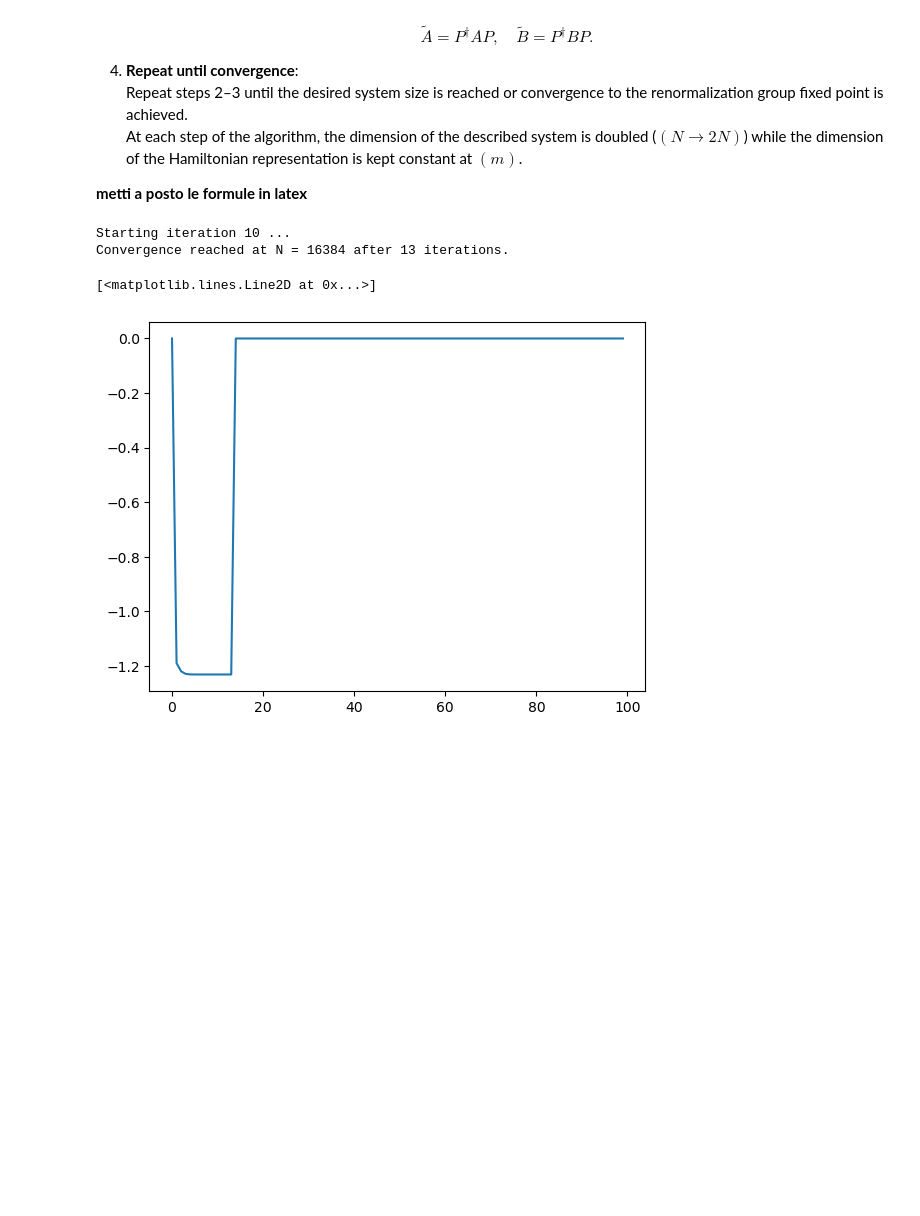
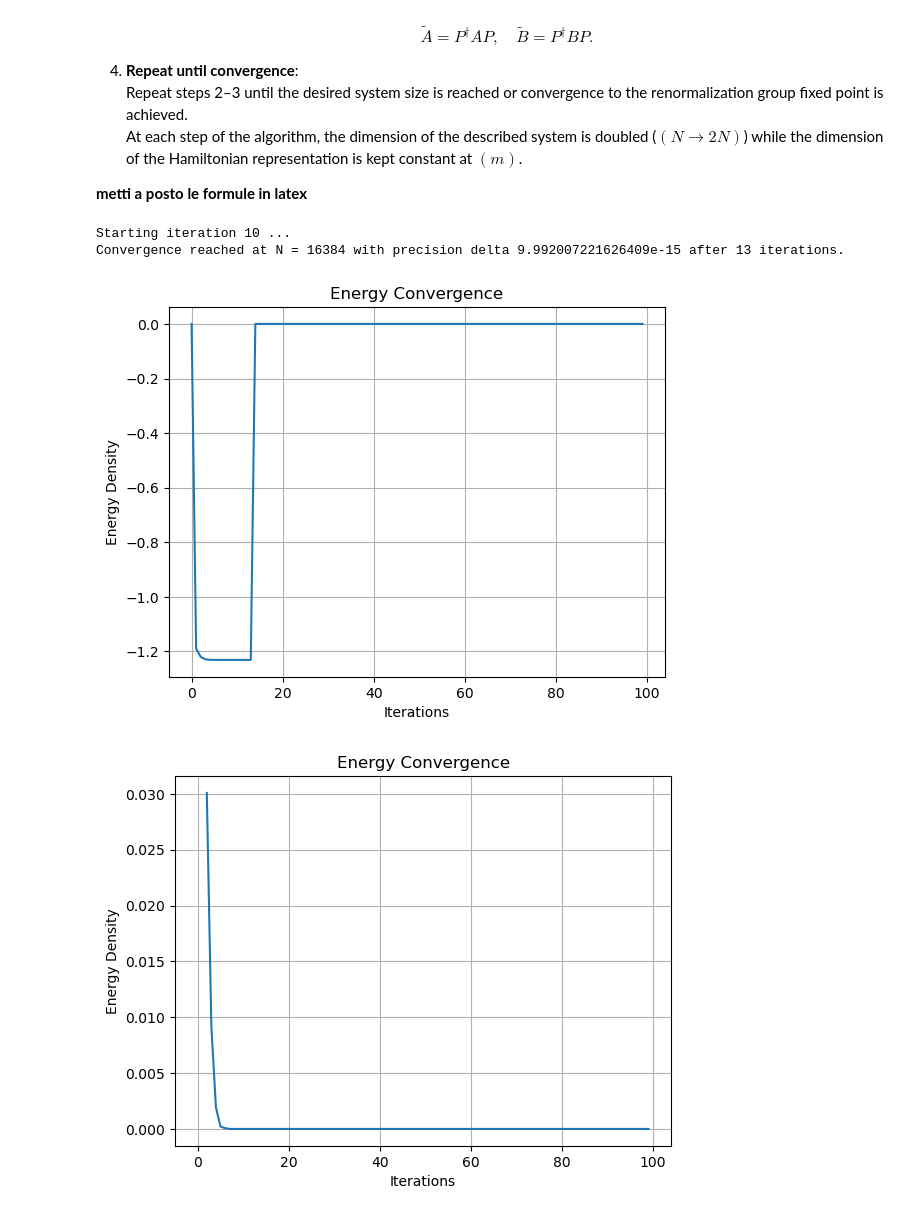
Before and after one commit to pietromalagoli/QIC, a Jupyter notebook: hw/hw8/Ex8_Malagoli.ipynb, the cells around one changed output. Cells and saved outputs as stored; diff of their text form; code cells hidden in the pictures; blank space fills up the shorter version.

```diff
--- a/hw/hw8/Ex8_Malagoli.ipynb
+++ b/hw/hw8/Ex8_Malagoli.ipynb
@@ -159,8 +160,8 @@ def real_space_rg(N, m, tau, lam: float=1.0, max_iterations: int =100):
         deltas[it] = delta
 
         if delta < tau:
-            print(f'Convergence reached at N = {curr_N} after {it} iterations.')
-            return energy_densities, deltas
+            print(f'Convergence reached at N = {curr_N} with precision delta {delta} after {it} iterations.')
+            return energy_densities, deltas, it, curr_N
 
         prev_energy_density = curr_energy_density
 
@@ -168,21 +169,33 @@ def real_space_rg(N, m, tau, lam: float=1.0, max_iterations: int =100):
         ham, A, B = update_op(N, ham2N,A,B,m)
 
     print('Maximum iterations reached!')
-    return energy_densities, deltas
+    return energy_densities, deltas, it, curr_N
 # %%
 # for the Hamiltonian I use the code already developed for the previous assignment
 
 N = 2
 lam = 1
-m = 2*N
+m = 2**N
 tau = 1e-14
 max_iter = 100
 
-energy_densities, deltas = real_space_rg(N=N, m=m, tau=tau,lam=lam, max_iterations=max_iter)
+energy_densities, deltas, it, _ = real_space_rg(N=N, m=m, tau=tau,lam=lam, max_iterations=max_iter)
 
 plt.plot(np.arange(100), energy_densities)
+plt.xlabel('Iterations')
+plt.ylabel('Energy Density')
+plt.title('Energy Convergence')
+plt.grid()
+plt.show()
+
+plt.plot(np.arange(100), deltas)
+plt.xlabel('Iterations')
+plt.ylabel('Energy Density')
+plt.title('Energy Convergence')
+plt.grid()
+plt.show()
 # %% [output]
 Starting iteration 10 ...
-Convergence reached at N = 16384 after 13 iterations.
+Convergence reached at N = 16384 with precision delta 9.992007221626409e-15 after 13 iterations.
-[<matplotlib.lines.Line2D at 0x...>]
-[figure, old version]
+[figure, new version]
+[figure, added]
```
Also changed, not shown: parts of 4 cells of this notebook, 2 other files.
